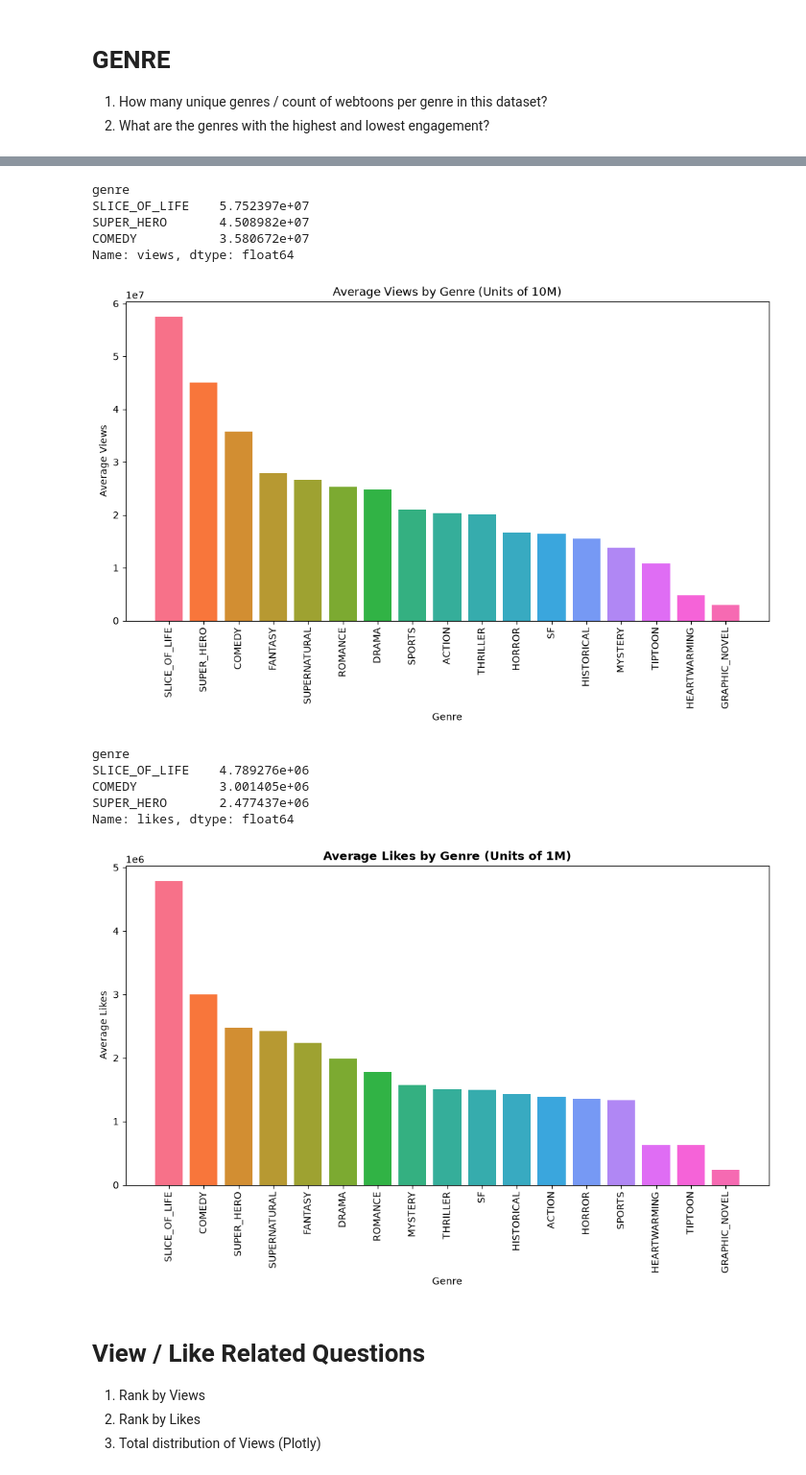
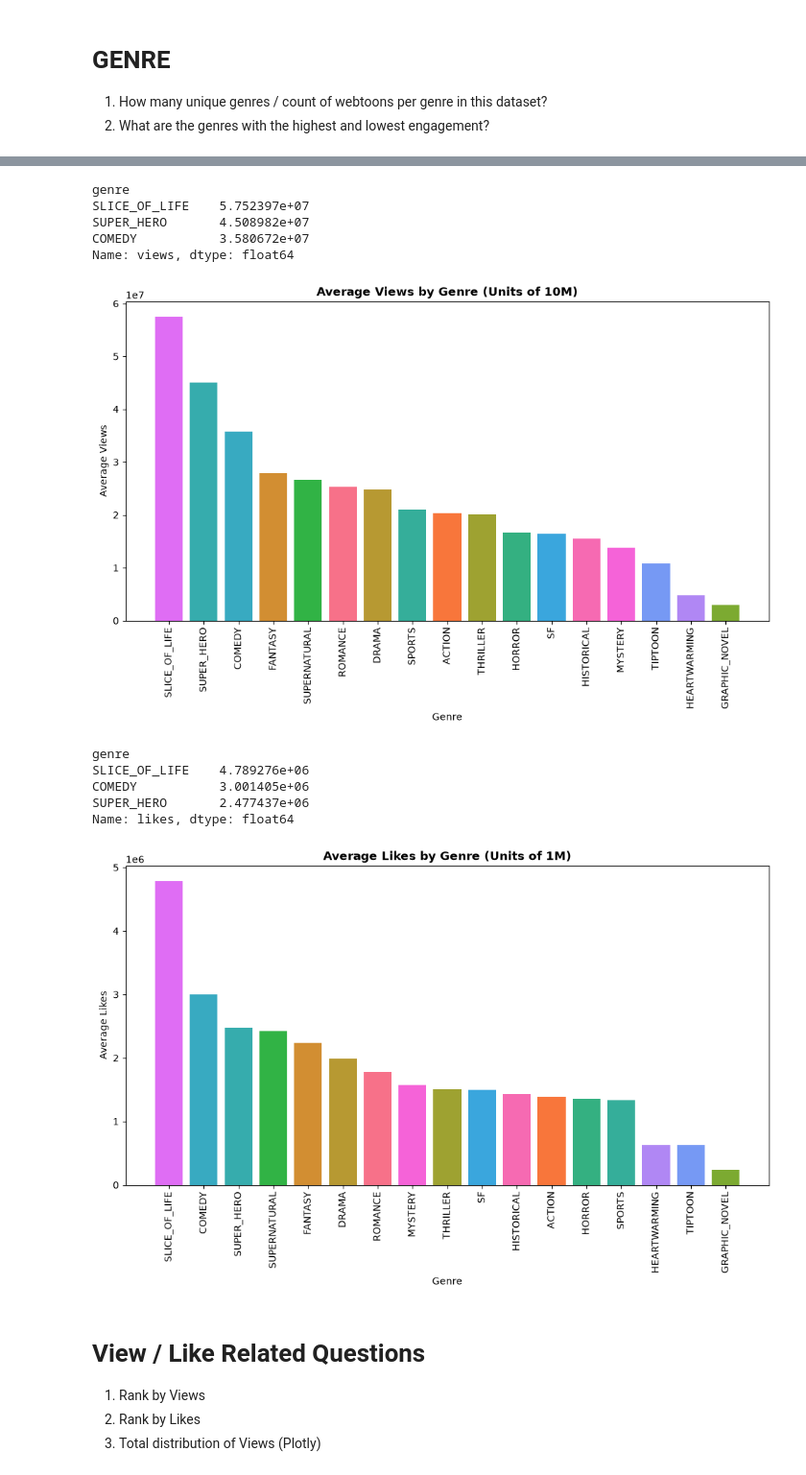
Before and after one commit to hliu325/KOR-webtoon-data, a Jupyter notebook: webtoon_analysis.ipynb, the cells around one changed output, grey strips where cells are left out. Shown at 96% size. Saved outputs shown, nothing was run; the diff lists cells and outputs as text; code cells hidden in the pictures.

```diff
--- a/webtoon_analysis.ipynb
+++ b/webtoon_analysis.ipynb
@@ -81,8 +81,13 @@ dtype: int64
 print(f"There are {df['genre'].nunique()} unique genres in this dataset.")
 genre_counts = df["genre"].value_counts()
 
+display(genre_counts)
+
 # colors:
+
 colors = sns.color_palette("husl", len(genre_counts))
+genres = df["genre"].unique()
+genre_colors = dict(zip(genres, colors)) # create a dictionary like "ROMANCE: pink, FANTASY: orange"
 
 # PLOT AS A BAR CHART :
 
@@ -111,11 +135,11 @@ display(avg_views[0:3])
 # Plot the Bar Chart :
 plt.figure(figsize = (12,6))
 
-# colors:
-colors = sns.color_palette("husl", len(avg_views))
+# color mapping:
+colors = [genre_colors[genre] for genre in avg_views.index]
 
 plt.bar(x=avg_views.index, height=avg_views.values, color = colors)
-plt.title("Average Views by Genre (Units of 10M)")
+plt.title("Average Views by Genre (Units of 10M)", fontweight="bold")
 plt.xlabel("Genre")
 plt.ylabel("Average Views")
 plt.xticks(rotation=90)
@@ -128,36 +152,36 @@ SLICE_OF_LIFE    5.752397e+07
 SUPER_HERO       4.508982e+07
 COMEDY           3.580672e+07
 Name: views, dtype: float64
-[figure, old version]
+[figure, new version]
 # %%
 # What is the average of likes by Genre?
 
 # Display Top 3 Genres with Highest Average Likes sorted in Descending Order
 
 avg_likes = df.groupby("genre")["likes"].mean().sort_values(ascending = False)
 display(avg_likes[0:3])
 
 # Plot the Bar Chart :
 plt.figure(figsize = (12,6))
 
 # colors:
-colors = sns.color_palette("husl", len(avg_likes))
+colors = [genre_colors[genre] for genre in avg_likes.index]
 
 plt.bar(x=avg_likes.index, height=avg_likes.values, color=colors)
 plt.title("Average Likes by Genre (Units of 1M)", fontweight = "bold")
 plt.xlabel("Genre")
 plt.ylabel("Average Likes")
 plt.xticks(rotation=90)
 
 plt.savefig("plots/avg_likes_genre.png", dpi=300, bbox_inches="tight", transparent=False)
 plt.show()
 # %% [output]
 genre
 SLICE_OF_LIFE    4.789276e+06
 COMEDY           3.001405e+06
 SUPER_HERO       2.477437e+06
 Name: likes, dtype: float64
-[figure, old version]
+[figure, new version]
 # %% [markdown]
 # **View / Like Related Questions**
 1. Rank by Views
```
Also changed, not shown: parts of 10 cells of this notebook, 5 other files.
